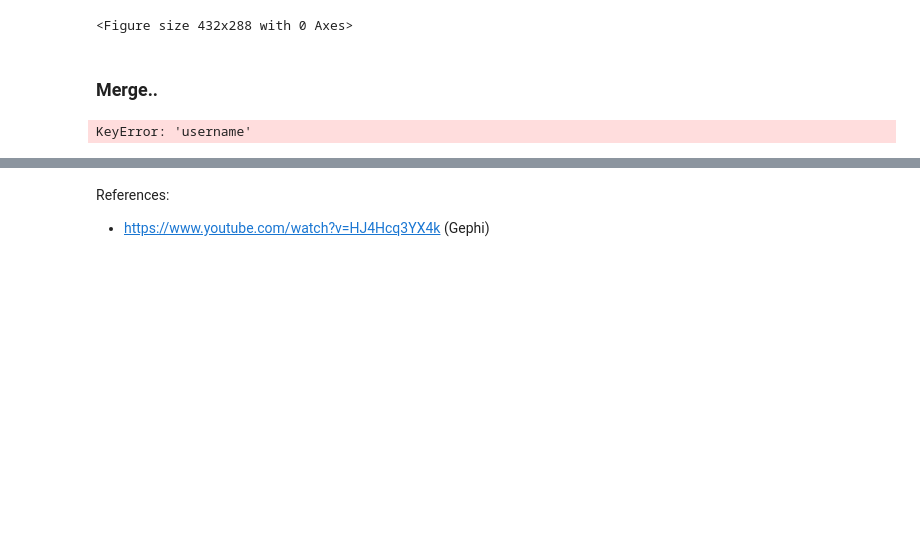
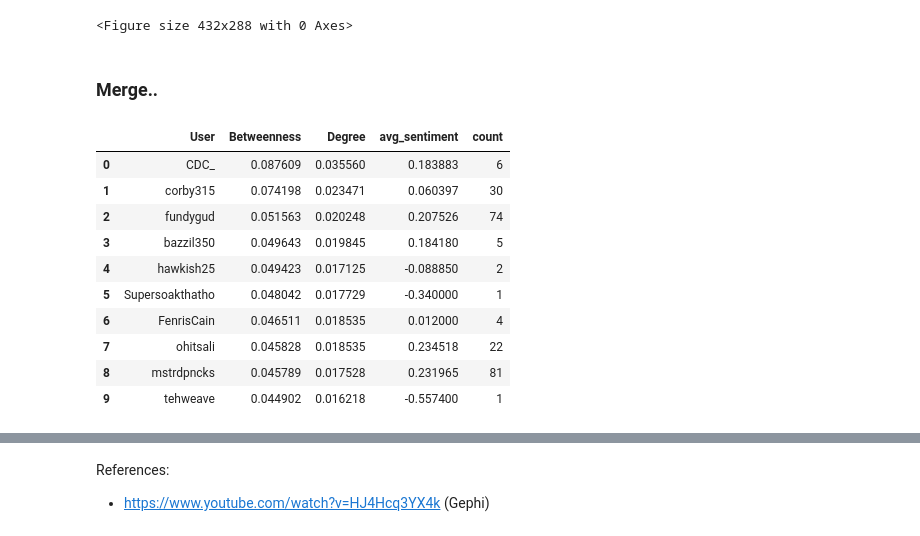
Before and after one commit to monuchacko/WebAnalytics, a Jupyter notebook: FinalProject.ipynb, the cells around one changed output, grey strips where cells are left out. Saved outputs shown, nothing was run; the diff lists cells and outputs as text; code cells hidden in the pictures; blank space fills up the shorter version.

```diff
--- a/FinalProject.ipynb
+++ b/FinalProject.ipynb
@@ -342,9 +342,19 @@ plt.gcf().clear()
 # %%
 # Merge sentiment scores and node centralities
 avg_sentiment = sentiment.groupby(['responder'])['compound'].agg(['mean', 'count']).reset_index()
-avg_sentiment.rename(columns={'responder': 'username', 'mean': 'avg_sentiment'}, inplace=True)
-sentiment_analysis = users.merge(avg_sentiment,on=['username'])
+avg_sentiment.rename(columns={'responder': 'User', 'mean': 'avg_sentiment'}, inplace=True)
+sentiment_analysis = users.merge(avg_sentiment,on=['User'])
 
 sentiment_analysis[0:10]
 # %% [output]
-KeyError: 'username'
+|  | User | Betweenness | Degree | avg_sentiment | count |
+| 0 | CDC_ | 0.087609 | 0.035560 | 0.183883 | 6 |
+| 1 | corby315 | 0.074198 | 0.023471 | 0.060397 | 30 |
+| 2 | fundygud | 0.051563 | 0.020248 | 0.207526 | 74 |
+| 3 | bazzil350 | 0.049643 | 0.019845 | 0.184180 | 5 |
+| 4 | hawkish25 | 0.049423 | 0.017125 | -0.088850 | 2 |
+| 5 | Supersoakthatho | 0.048042 | 0.017729 | -0.340000 | 1 |
+| 6 | FenrisCain | 0.046511 | 0.018535 | 0.012000 | 4 |
+| 7 | ohitsali | 0.045828 | 0.018535 | 0.234518 | 22 |
+| 8 | mstrdpncks | 0.045789 | 0.017528 | 0.231965 | 81 |
+| 9 | tehweave | 0.044902 | 0.016218 | -0.557400 | 1 |
```
Also changed, not shown: parts of 1 cell of this notebook.
